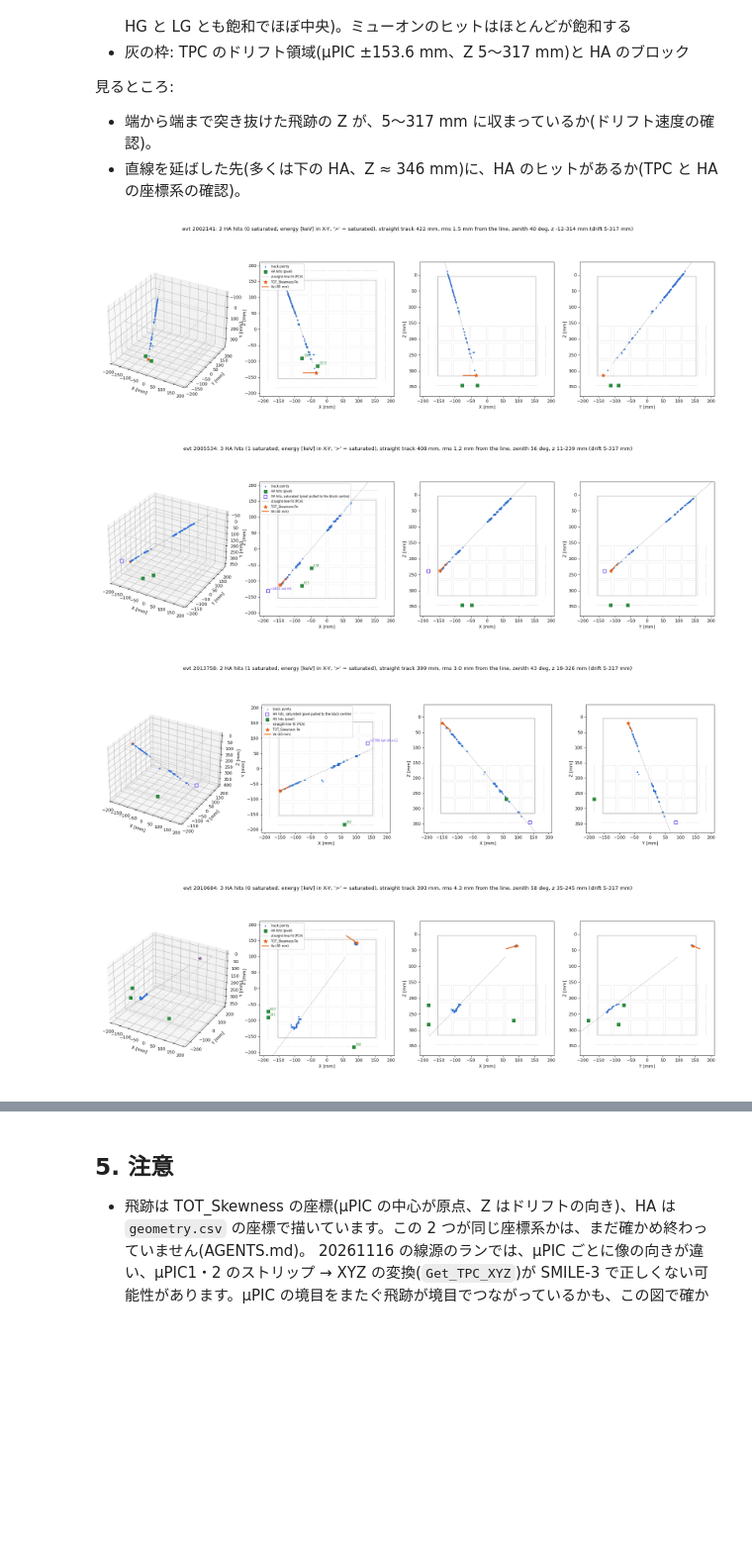
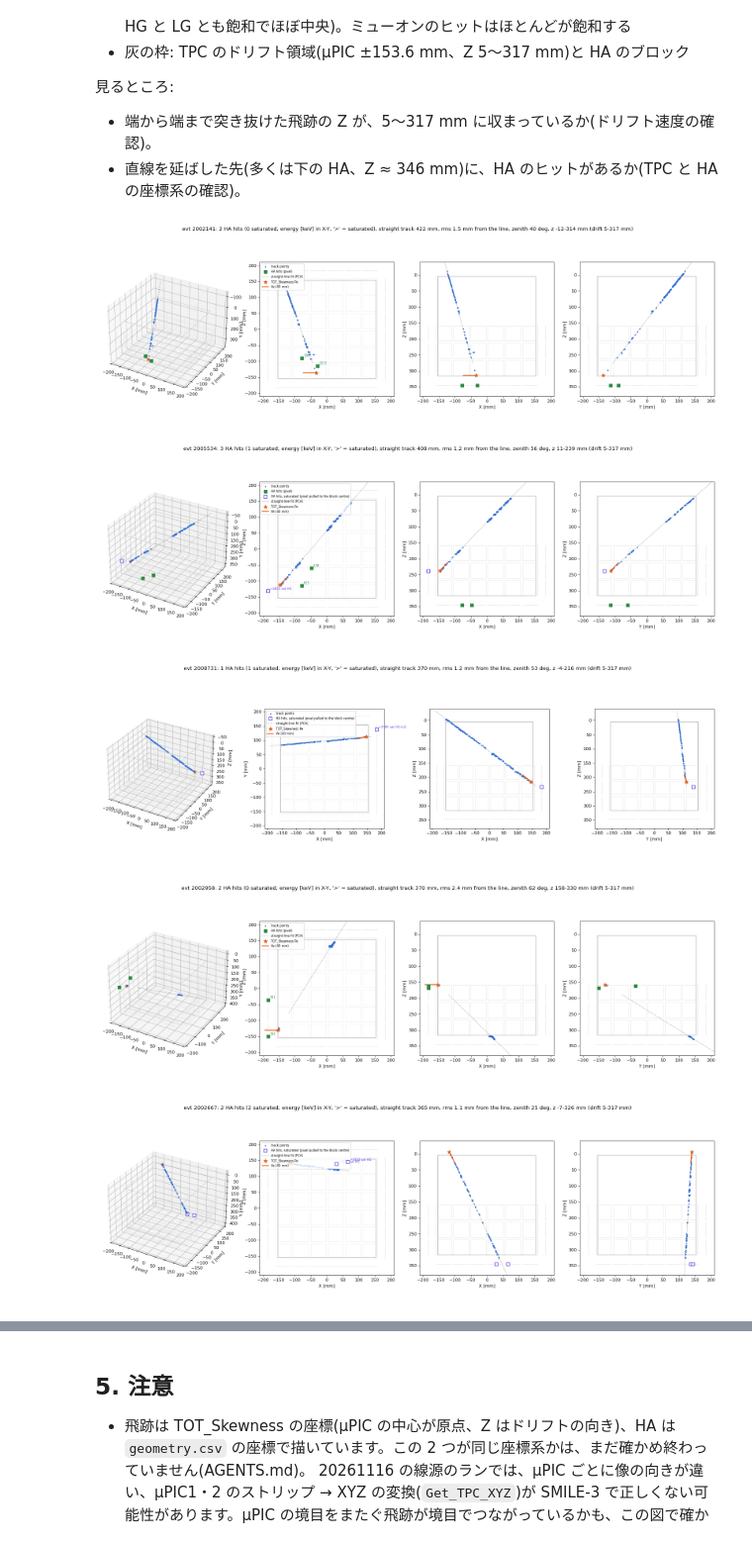
Before and after one commit to SMILE-tool-box/EricaNext, a Jupyter notebook: tutorials/2_Diagnostics/ETCC_MuonTracks.ipynb, the cells around one changed output, grey strips where cells are left out. Shown at 99% size. Cells and saved outputs as stored; diff of their text form; code cells hidden in the pictures; blank space fills up the shorter version.

```diff
--- a/tutorials/2_Diagnostics/ETCC_MuonTracks.ipynb
+++ b/tutorials/2_Diagnostics/ETCC_MuonTracks.ipynb
@@ -73,7 +72,7 @@ tot_skewness: 19767 events
 HA のヒットは、ピクセルのあるヒットを `PSA_Event` と同じ式(`geometry.csv` のブロックの中心 + ピッチ × ピクセル番号)で位置に直します。
 `MIN_HA_ENERGY` を上げると、ミューオンらしい大きなヒット(数 MeV)だけを描けます。
 # %%
-MIN_EXTENT, MAX_RMS, MIN_HA_ENERGY = 200.0, 5.0, 0.0   # [mm], [mm], [keV]
+MIN_EXTENT, MAX_RMS, MIN_HA_ENERGY = 200.0, 3.0, 0.0   # [mm], [mm], [keV]
 geo = pm.read_geometry(GEOMETRY)
 ha = pm.read_ha_hits(f, geo, MIN_HA_ENERGY)
 tracks = pm.find_straight_tracks(f, min_extent=MIN_EXTENT, max_rms=MAX_RMS)
@@ -108,12 +107,13 @@ evt 2012157: extent 347 mm, rms 2.2 mm, z -11〜291 mm, HA のヒット 2 個
 - 端から端まで突き抜けた飛跡の Z が、5〜317 mm に収まっているか(ドリフト速度の確認)。
 - 直線を延ばした先(多くは下の HA、Z ≈ 346 mm)に、HA のヒットがあるか(TPC と HA の座標系の確認)。
 # %%
-N_PLOT = 4
+N_PLOT = 10
 for r in tracks[:N_PLOT]:
     path = pm.plot_track(r, ha.get(r["evt"], []), geo, str(OUT / f"muon_evt{r['evt']}.png"))
     display(Image(filename=path))
 # %% [output]
 [figure]
 [figure]
-[figure, old version]
+[figure, new version]
-[figure, old version]
+[figure, new version]
+[figure, added]
```
Also changed, not shown: parts of 5 cells of this notebook, 8 other files.
